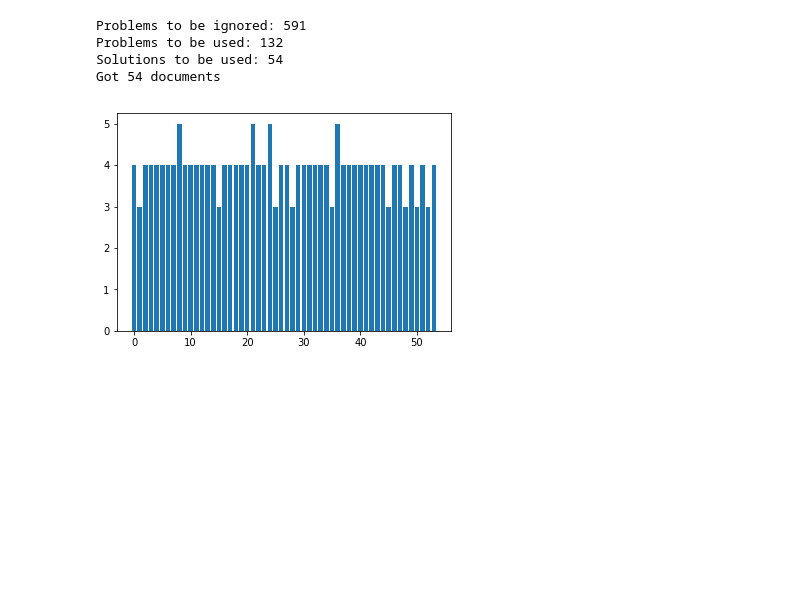
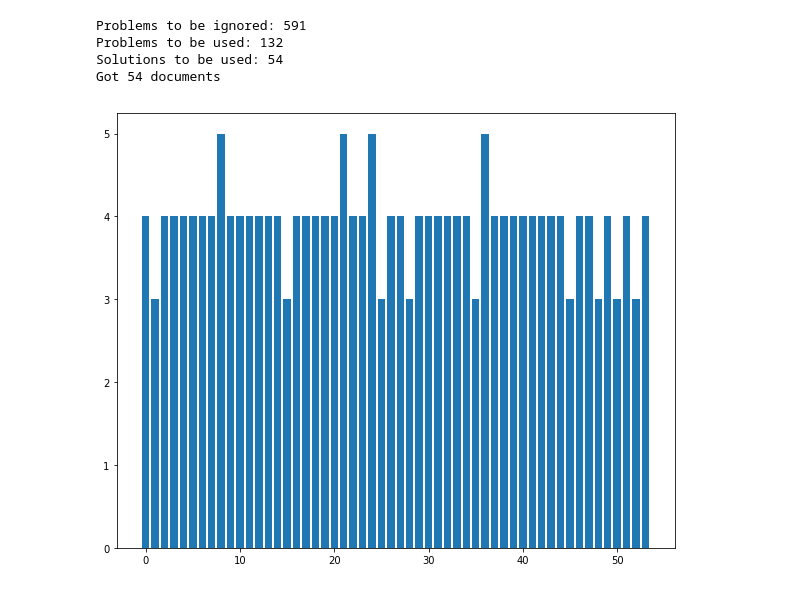
Before and after one commit to MachineTeachingEdu/machine-teaching, a Jupyter notebook: machineteaching/2019_05_28 - Concept Validation.ipynb, the cells around one changed output. Drawn from its saved outputs; the diff is of its cells as text; code cells hidden in the pictures; blank space fills up the shorter version.

```diff
--- a/machineteaching/2019_05_28 - Concept Validation.ipynb
+++ b/machineteaching/2019_05_28 - Concept Validation.ipynb
@@ -45,12 +48,13 @@ Got 54 documents
 # %%
 clusters = Cluster.objects.all()
 solutions = Solution.objects.filter(ignore=False)
 concepts = SolutionConcept.objects.all()
 count = concepts.values_list('solution').annotate(count=Count('user', distinct=True))
 x, y = zip(*list(count))
+plt.figure(figsize=(10,8))
 plt.bar(range(len(x)),y)
 plt.show()
 # %% [output]
-[figure, old version]
+[figure, new version]
 # %%
 concept_solution = []
```
Also changed, not shown: parts of 11 cells of this notebook, 12 other files.
